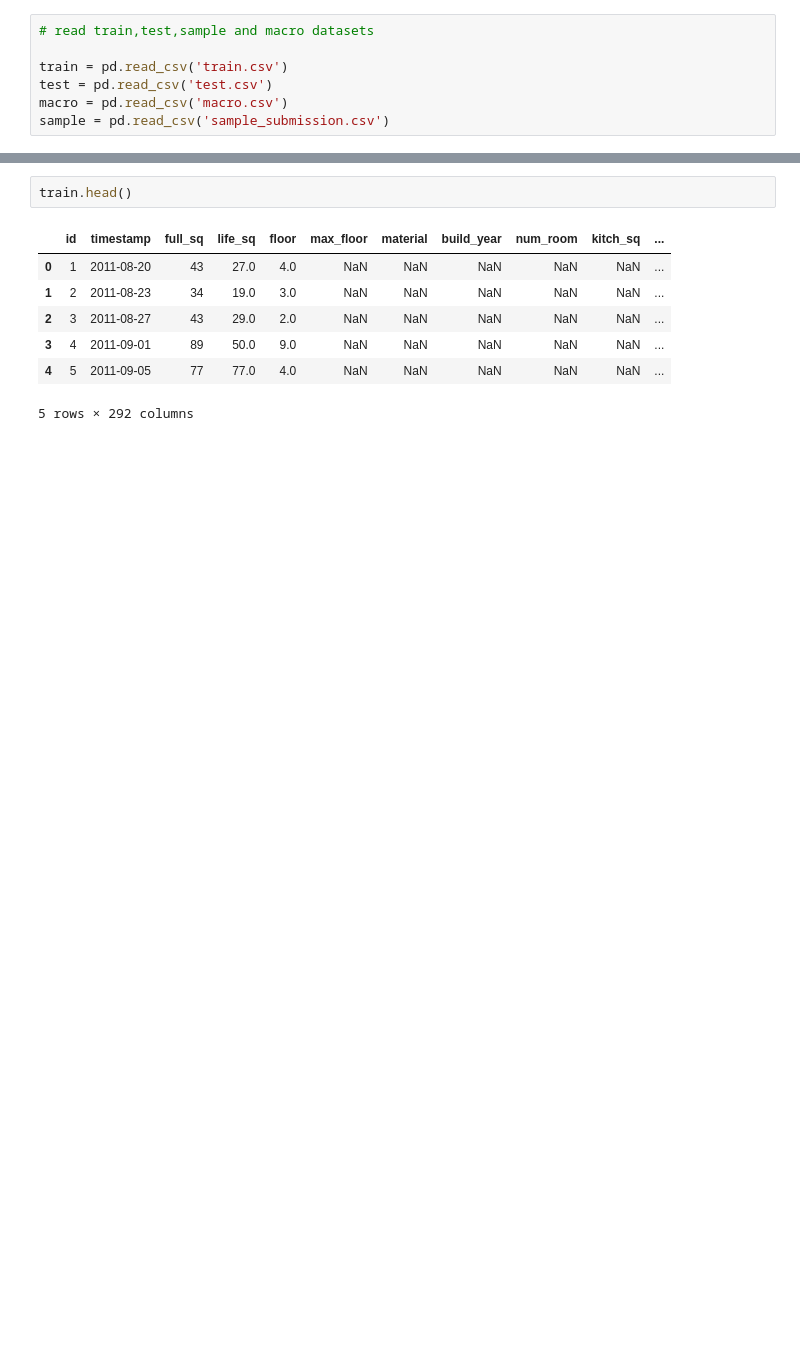
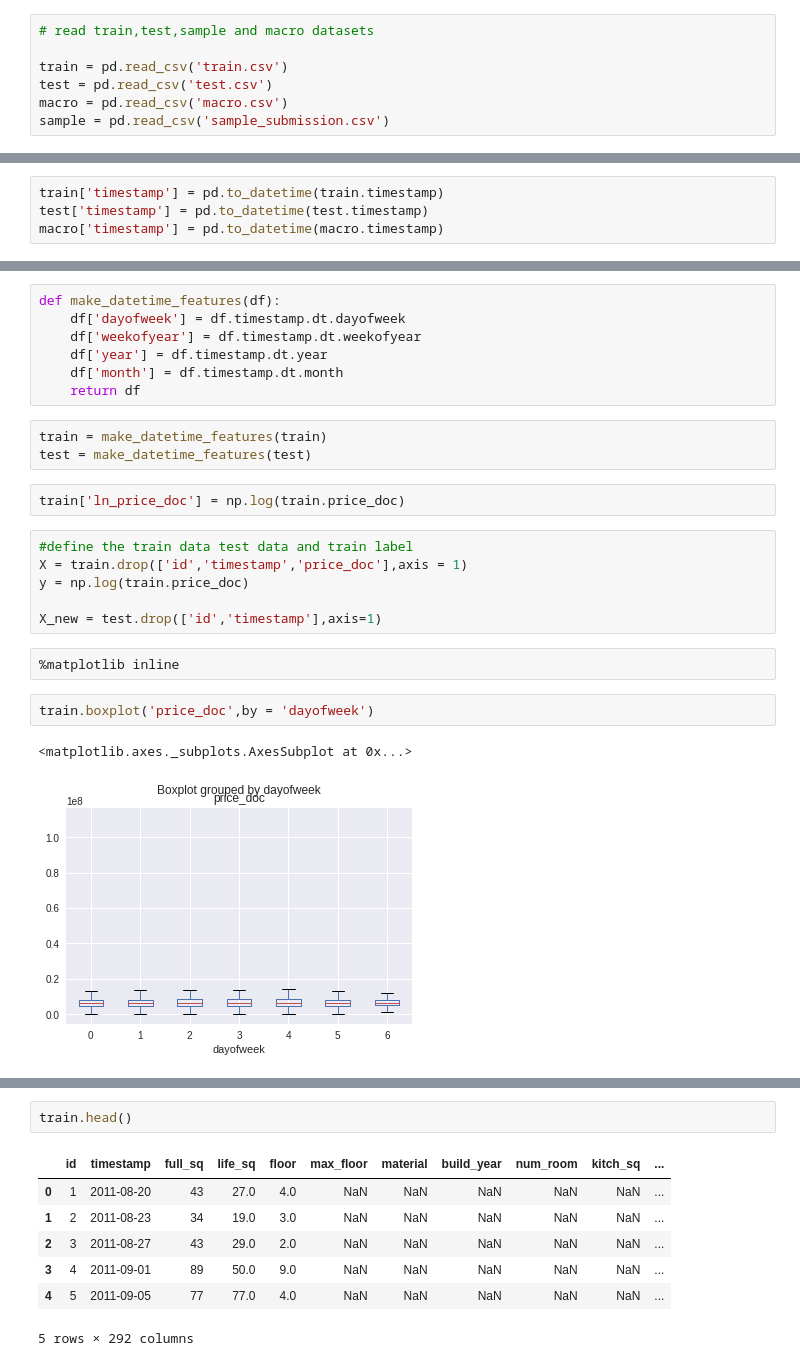
Before and after one commit to Jugaadu/srhm, a Jupyter notebook: Sberbank Russian Housing Market.ipynb, the cells around one changed output, grey strips where cells are left out. Drawn from its saved outputs; the diff is of its cells as text; blank space fills up the shorter version.

```diff
--- a/Sberbank Russian Housing Market.ipynb
+++ b/Sberbank Russian Housing Market.ipynb
@@ -21,0 +27,4 @@ Index(['id', 'timestamp', 'full_sq', 'life_sq', 'floor', 'max_floor',
+# %%
+train['timestamp'] = pd.to_datetime(train.timestamp)
+test['timestamp'] = pd.to_datetime(test.timestamp)
+macro['timestamp'] = pd.to_datetime(macro.timestamp)
@@ -21,0 +40,25 @@ Index(['id', 'timestamp', 'full_sq', 'life_sq', 'floor', 'max_floor',
+# %%
+def make_datetime_features(df):
+    df['dayofweek'] = df.timestamp.dt.dayofweek
+    df['weekofyear'] = df.timestamp.dt.weekofyear
+    df['year'] = df.timestamp.dt.year
+    df['month'] = df.timestamp.dt.month
+    return df
+# %%
+train = make_datetime_features(train)
+test = make_datetime_features(test)
+# %%
+train['ln_price_doc'] = np.log(train.price_doc)
+# %%
+#define the train data test data and train label
+X = train.drop(['id','timestamp','price_doc'],axis = 1)
+y = np.log(train.price_doc)
+
+X_new = test.drop(['id','timestamp'],axis=1)
+# %%
+%matplotlib inline
+# %%
+train.boxplot('price_doc',by = 'dayofweek')
+# %% [output]
+<matplotlib.axes._subplots.AxesSubplot at 0x...>
+[figure, added]
```
Also changed, not shown: parts of 34 cells of this notebook, 1 other file.
